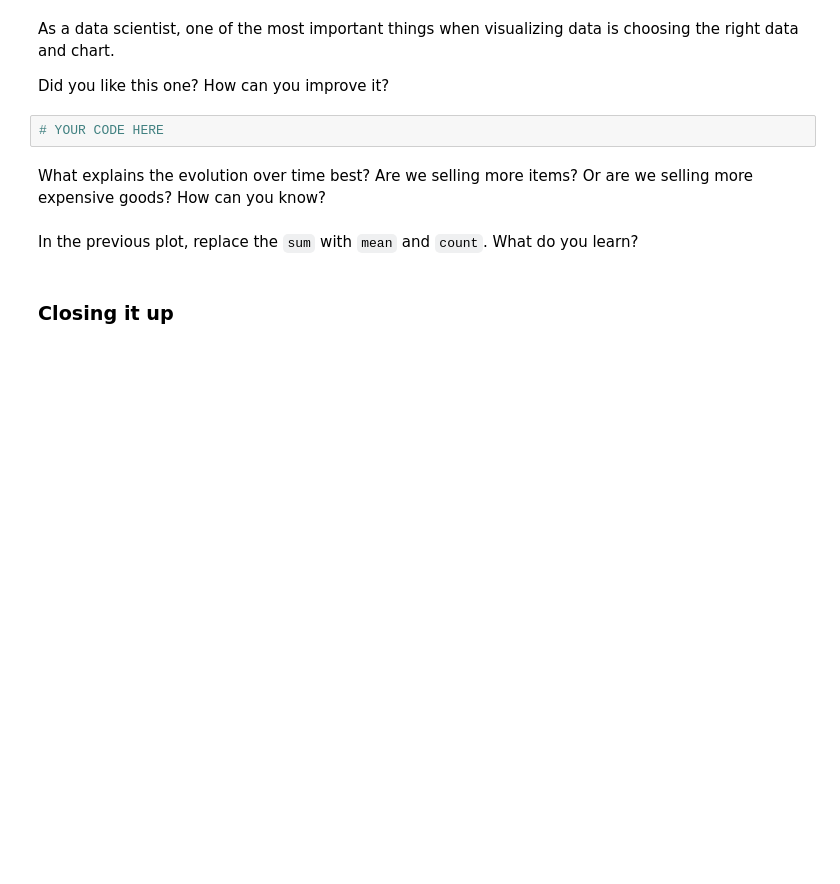
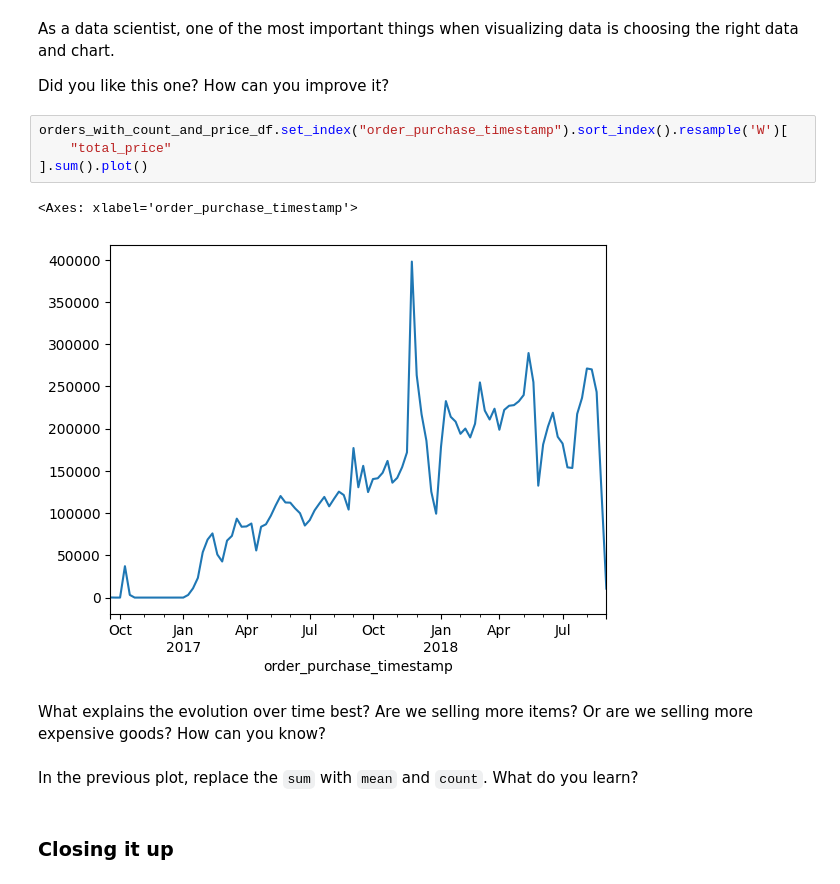
Before and after one commit to SuzukiRyuichiro/batch-2359, a Jupyter notebook: olist-recap/discover_olist.ipynb, the cells around one changed output. Cells and saved outputs as stored; diff of their text form; blank space fills up the shorter version.

```diff
--- a/olist-recap/discover_olist.ipynb
+++ b/olist-recap/discover_olist.ipynb
@@ -333,8 +381,13 @@ Time to plot:
 As a data scientist, one of the most important things when visualizing data is choosing the right data and chart.
 
 Did you like this one? How can you improve it?
-# %%
-# YOUR CODE HERE
+# %%
+orders_with_count_and_price_df.set_index("order_purchase_timestamp").sort_index().resample('W')[
+    "total_price"
+].sum().plot()
+# %% [output]
+<Axes: xlabel='order_purchase_timestamp'>
+[figure, added]
 # %% [markdown]
 What explains the evolution over time best? Are we selling more items? Or are we selling more expensive goods? How can you know?
 # %% [markdown]
```
Also changed, not shown: parts of 8 cells of this notebook.
